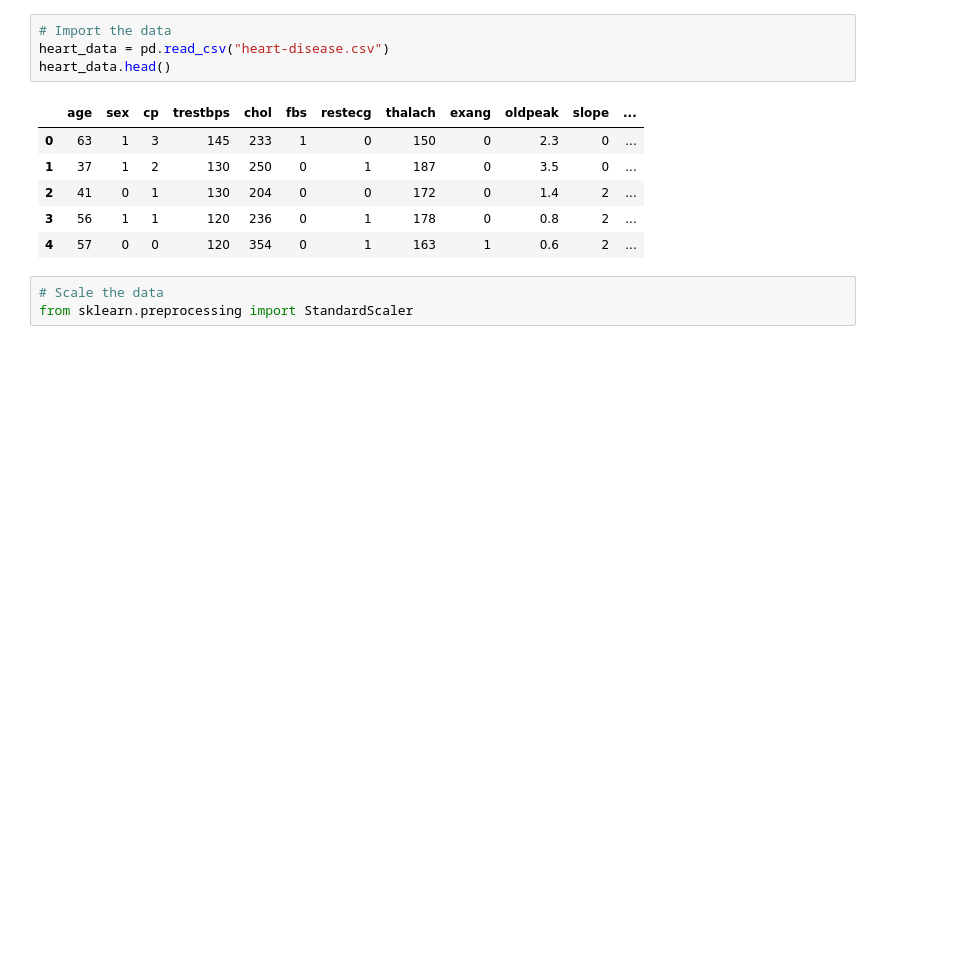
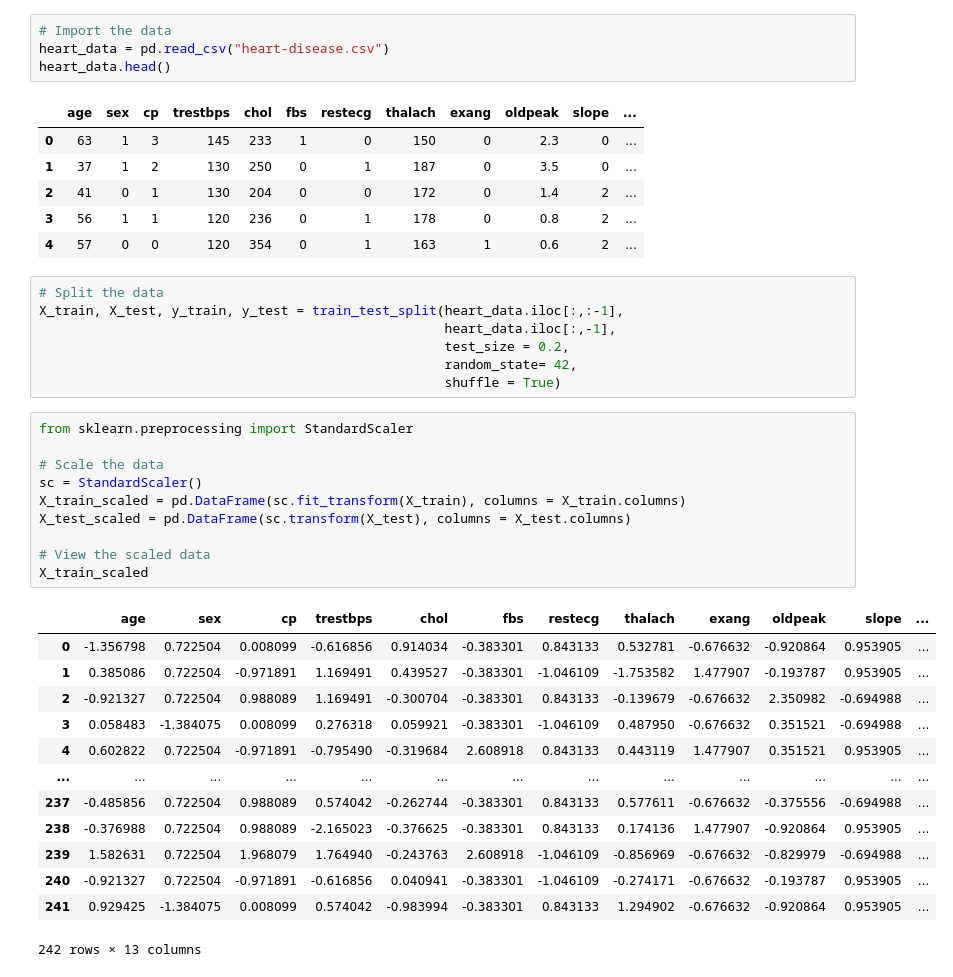
Before and after one commit to krutika-shimpi/MACHINE_LEARNING_MODELS, a Jupyter notebook: 11_SupportVectorMachines/ML_ALGO_11_SupportVectorMachines.ipynb, the cells around one changed output. Drawn from its saved outputs; the diff is of its cells as text; blank space fills up the shorter version.

```diff
--- a/11_SupportVectorMachines/ML_ALGO_11_SupportVectorMachines.ipynb
+++ b/11_SupportVectorMachines/ML_ALGO_11_SupportVectorMachines.ipynb
@@ -287,6 +292,34 @@ heart_data.head()
 | 2 | 41 | 0 | 1 | 130 | 204 | 0 | 0 | 172 | 0 | 1.4 | 2 | ... |
 | 3 | 56 | 1 | 1 | 120 | 236 | 0 | 1 | 178 | 0 | 0.8 | 2 | ... |
 | 4 | 57 | 0 | 0 | 120 | 354 | 0 | 1 | 163 | 1 | 0.6 | 2 | ... |
-# %%
-# Scale the data
-from sklearn.preprocessing import StandardScaler
+# %%
+# Split the data
+X_train, X_test, y_train, y_test = train_test_split(heart_data.iloc[:,:-1],
+                                                    heart_data.iloc[:,-1],
+                                                    test_size = 0.2,
+                                                    random_state= 42,
+                                                    shuffle = True)
+# %%
+from sklearn.preprocessing import StandardScaler
+
+# Scale the data
+sc = StandardScaler()
+X_train_scaled = pd.DataFrame(sc.fit_transform(X_train), columns = X_train.columns)
+X_test_scaled = pd.DataFrame(sc.transform(X_test), columns = X_test.columns)
+
+# View the scaled data
+X_train_scaled
+# %% [output]
+|  | age | sex | cp | trestbps | chol | fbs | restecg | thalach | exang | oldpeak | slope | ... |
+| 0 | -1.356798 | 0.722504 | 0.008099 | -0.616856 | 0.914034 | -0.383301 | 0.843133 | 0.532781 | -0.676632 | -0.920864 | 0.953905 | ... |
+| 1 | 0.385086 | 0.722504 | -0.971891 | 1.169491 | 0.439527 | -0.383301 | -1.046109 | -1.753582 | 1.477907 | -0.193787 | 0.953905 | ... |
+| 2 | -0.921327 | 0.722504 | 0.988089 | 1.169491 | -0.300704 | -0.383301 | 0.843133 | -0.139679 | -0.676632 | 2.350982 | -0.694988 | ... |
+| 3 | 0.058483 | -1.384075 | 0.008099 | 0.276318 | 0.059921 | -0.383301 | -1.046109 | 0.487950 | -0.676632 | 0.351521 | -0.694988 | ... |
+| 4 | 0.602822 | 0.722504 | -0.971891 | -0.795490 | -0.319684 | 2.608918 | 0.843133 | 0.443119 | 1.477907 | 0.351521 | 0.953905 | ... |
+| ... | ... | ... | ... | ... | ... | ... | ... | ... | ... | ... | ... | ... |
+| 237 | -0.485856 | 0.722504 | 0.988089 | 0.574042 | -0.262744 | -0.383301 | 0.843133 | 0.577611 | -0.676632 | -0.375556 | -0.694988 | ... |
+| 238 | -0.376988 | 0.722504 | 0.988089 | -2.165023 | -0.376625 | -0.383301 | 0.843133 | 0.174136 | 1.477907 | -0.920864 | 0.953905 | ... |
+| 239 | 1.582631 | 0.722504 | 1.968079 | 1.764940 | -0.243763 | 2.608918 | -1.046109 | -0.856969 | -0.676632 | -0.829979 | -0.694988 | ... |
+| 240 | -0.921327 | 0.722504 | -0.971891 | -0.616856 | 0.040941 | -0.383301 | -1.046109 | -0.274171 | -0.676632 | -0.193787 | 0.953905 | ... |
+| 241 | 0.929425 | -1.384075 | 0.008099 | 0.574042 | -0.983994 | -0.383301 | 0.843133 | 1.294902 | -0.676632 | -0.920864 | 0.953905 | ... |
+242 rows × 13 columns
```
Also changed, not shown: parts of 5 cells of this notebook.
